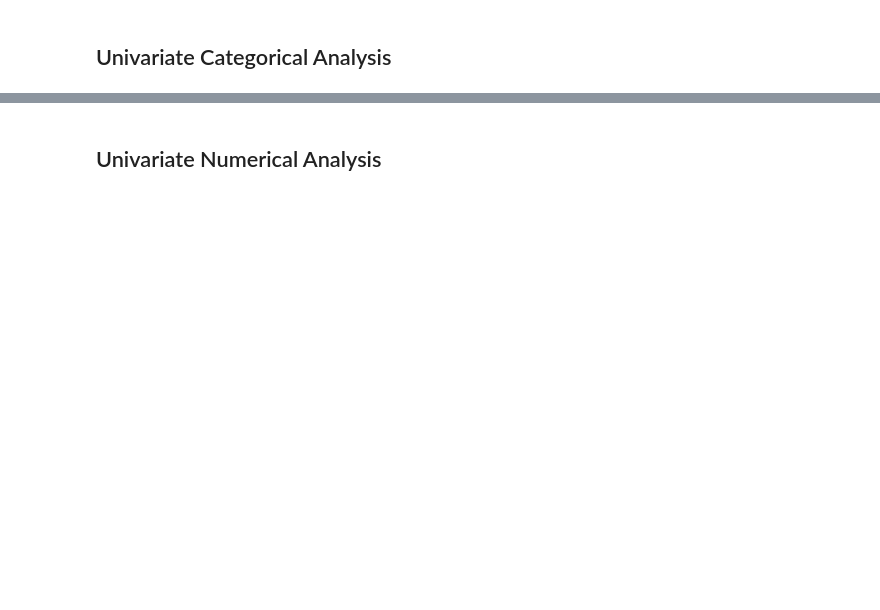
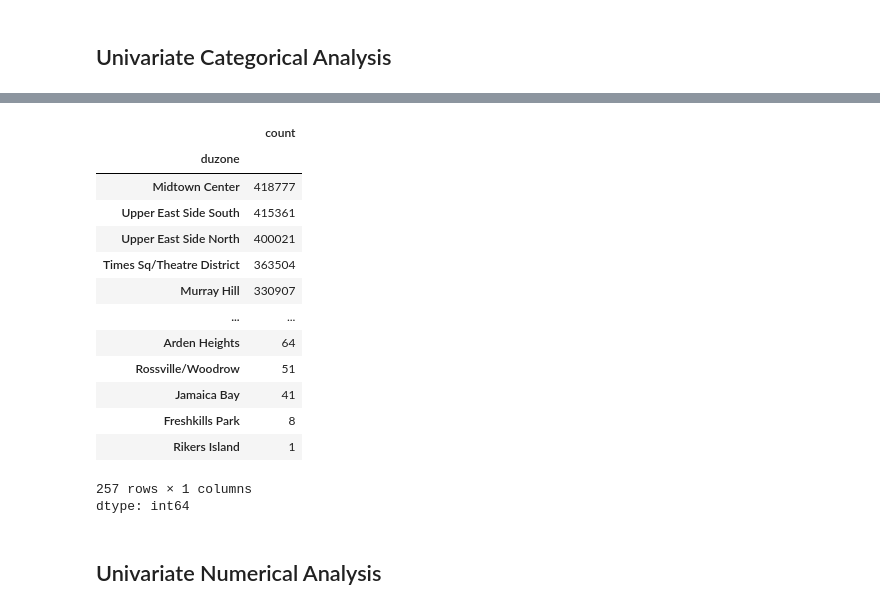
Before and after one commit to drod75/nyc_taxi_analysis, a Jupyter notebook: notebooks/data_exploration.ipynb, the cells around one changed output, grey strips where cells are left out. Drawn from its saved outputs; the diff is of its cells as text; code cells hidden in the pictures; blank space fills up the shorter version.

```diff
--- a/notebooks/data_exploration.ipynb
+++ b/notebooks/data_exploration.ipynb
@@ -110,3 +131,21 @@ dtype: int64
+# %%
+taxi_zone_df['duzone'].value_counts()
+# %% [output]
+|  | count |
+| duzone |  |
+| Midtown Center | 418777 |
+| Upper East Side South | 415361 |
+| Upper East Side North | 400021 |
+| Times Sq/Theatre District | 363504 |
+| Murray Hill | 330907 |
+| ... | ... |
+| Arden Heights | 64 |
+| Rossville/Woodrow | 51 |
+| Jamaica Bay | 41 |
+| Freshkills Park | 8 |
+| Rikers Island | 1 |
+257 rows × 1 columns
+dtype: int64
 # %% [markdown]
 ## Univariate Numerical Analysis
 # %%
```
Also changed, not shown: parts of 18 cells of this notebook.
